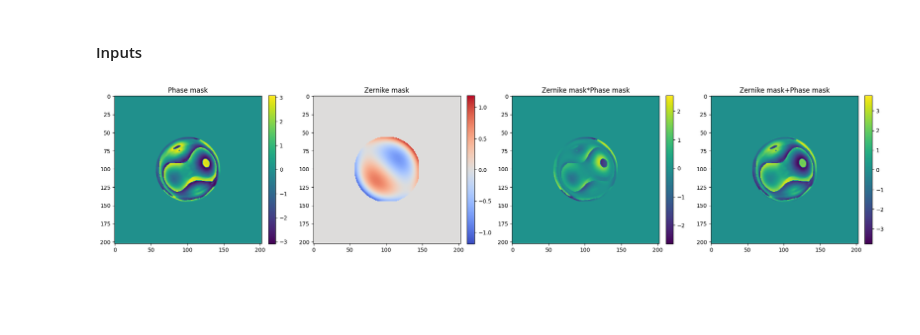
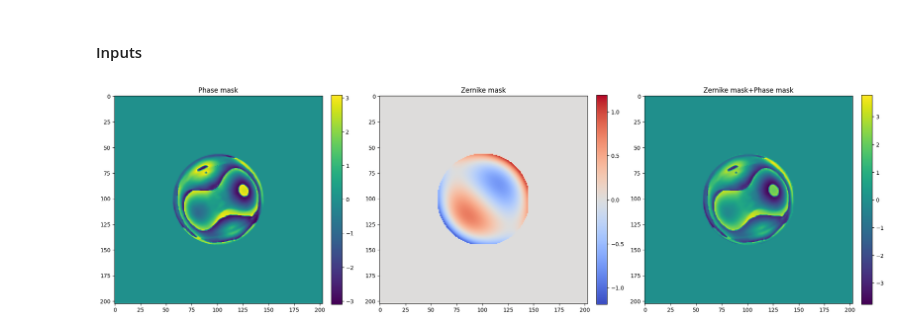
Before and after one commit to Omergottlieb33/DeepSTORM3D, a Jupyter notebook: DeepMAT/notebook/zernike_poly.ipynb, the cells around one changed output. Cells and saved outputs as stored; diff of their text form; code cells hidden in the pictures; blank space fills up the shorter version.

Commit message:
Zernike aberrations

```diff
--- a/DeepMAT/notebook/zernike_poly.ipynb
+++ b/DeepMAT/notebook/zernike_poly.ipynb
@@ -18,7 +18,7 @@ def get_zernike_image(coefficients, amplitude, image_width, image_height):
     zernike_image = generate_phases_image(polynomial, amplitude, image_width, image_height)
     return zernike_image
 # %%
-def get_phase_mask_aberration_mask(phase_mask,coefficients, amplitude):
+def get_phase_mask_aberration(phase_mask,coefficients, amplitude):
     shape = phase_mask.shape
     mask1 = np.where(phase_mask !=0, 1, 0)
     indices = np.argwhere(mask1 == 1)
@@ -39,22 +39,19 @@ mask_dict = sio.loadmat(mask_path)
 mask_name = list(mask_dict.keys())[3]
 mask_init = mask_dict[mask_name]
 # %%
-mask_zp = get_phase_mask_aberration_mask(mask_init, [(-1,3),(1,3)], (0.3,0.3))
+mask_zp = get_phase_mask_aberration(mask_init, [(-1,3),(1,3)], (0.3,0.3))
 # %%
-fig, ax = plt.subplots(1,4, figsize=(20,15))
+fig, ax = plt.subplots(1,3, figsize=(20,15))
 im0 = ax[0].imshow(mask_init)
 ax[0].set_title('Phase mask')
 cbar = fig.colorbar(im0, ax=ax[0],fraction=0.046, pad=0.04)
 im1 = ax[1].imshow(mask_zp, cmap='coolwarm')
 ax[1].set_title('Zernike mask')
 cbar = fig.colorbar(im1, ax=ax[1], fraction=0.046, pad=0.04)
-im2 = ax[2].imshow(mask_zp*mask_init)
-ax[2].set_title('Zernike mask*Phase mask')
+im2 = ax[2].imshow(mask_zp+mask_init)
+ax[2].set_title('Zernike mask+Phase mask')
 cbar = fig.colorbar(im2, ax=ax[2],fraction=0.046, pad=0.04)
-im3 = ax[3].imshow(mask_zp+mask_init)
-ax[3].set_title('Zernike mask+Phase mask')
-cbar = fig.colorbar(im3, ax=ax[3],fraction=0.046, pad=0.04)
 plt.tight_layout()
 plt.show()
 # %% [output]
-[figure, old version]
+[figure, new version]
```
Also changed, not shown: 1 other file.
